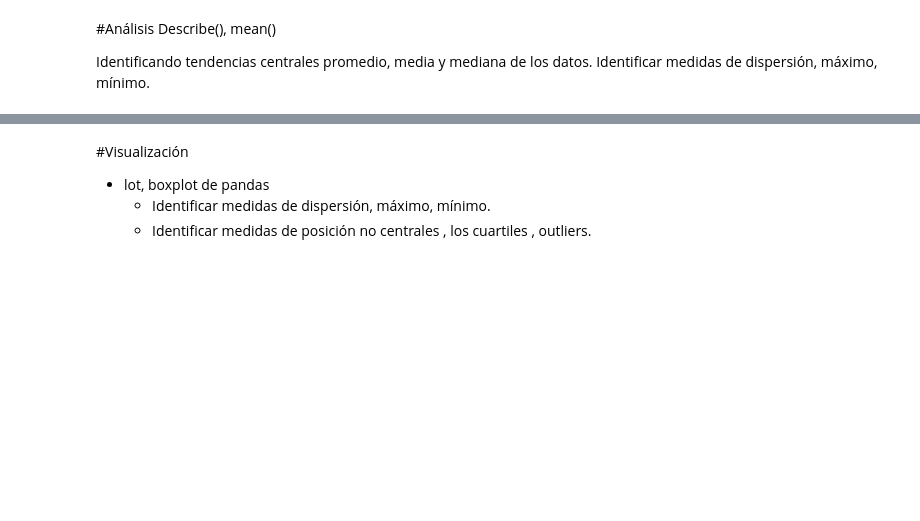
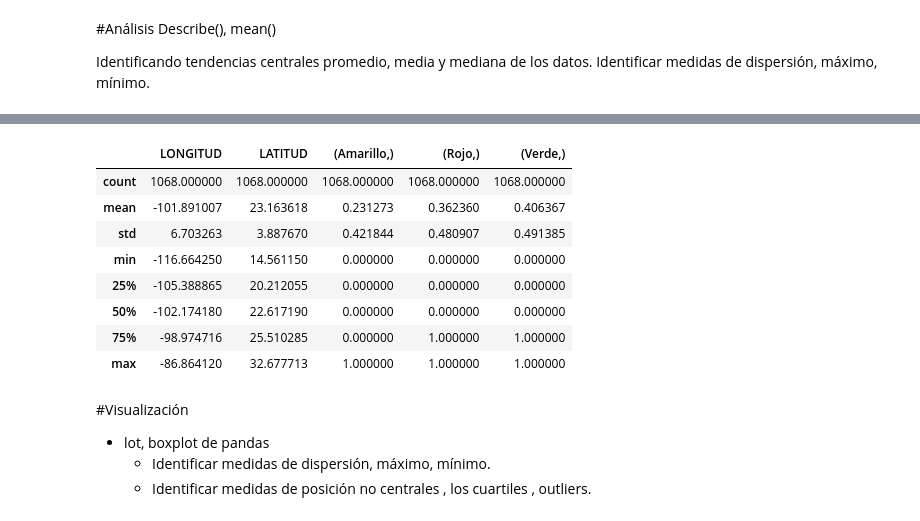
Before and after one commit to PosgradoMNA/actividades-del-projecto-equipo_98, a Jupyter notebook: Reto_DS_Parte_1.ipynb, the cells around one changed output, grey strips where cells are left out. Drawn from its saved outputs; the diff is of its cells as text; code cells hidden in the pictures; blank space fills up the shorter version.

```diff
--- a/Reto_DS_Parte_1.ipynb
+++ b/Reto_DS_Parte_1.ipynb
@@ -367,3 +380,15 @@ Identificar medidas de dispersión, máximo, mínimo.
+# %%
+df_sub_2.describe()
+# %% [output]
+|  | LONGITUD | LATITUD | (Amarillo,) | (Rojo,) | (Verde,) |
+| count | 1068.000000 | 1068.000000 | 1068.000000 | 1068.000000 | 1068.000000 |
+| mean | -101.891007 | 23.163618 | 0.231273 | 0.362360 | 0.406367 |
+| std | 6.703263 | 3.887670 | 0.421844 | 0.480907 | 0.491385 |
+| min | -116.664250 | 14.561150 | 0.000000 | 0.000000 | 0.000000 |
+| 25% | -105.388865 | 20.212055 | 0.000000 | 0.000000 | 0.000000 |
+| 50% | -102.174180 | 22.617190 | 0.000000 | 0.000000 | 0.000000 |
+| 75% | -98.974716 | 25.510285 | 0.000000 | 1.000000 | 1.000000 |
+| max | -86.864120 | 32.677713 | 1.000000 | 1.000000 | 1.000000 |
 # %% [markdown]
 #Visualización
 
```
Also changed, not shown: parts of 5 cells of this notebook.
